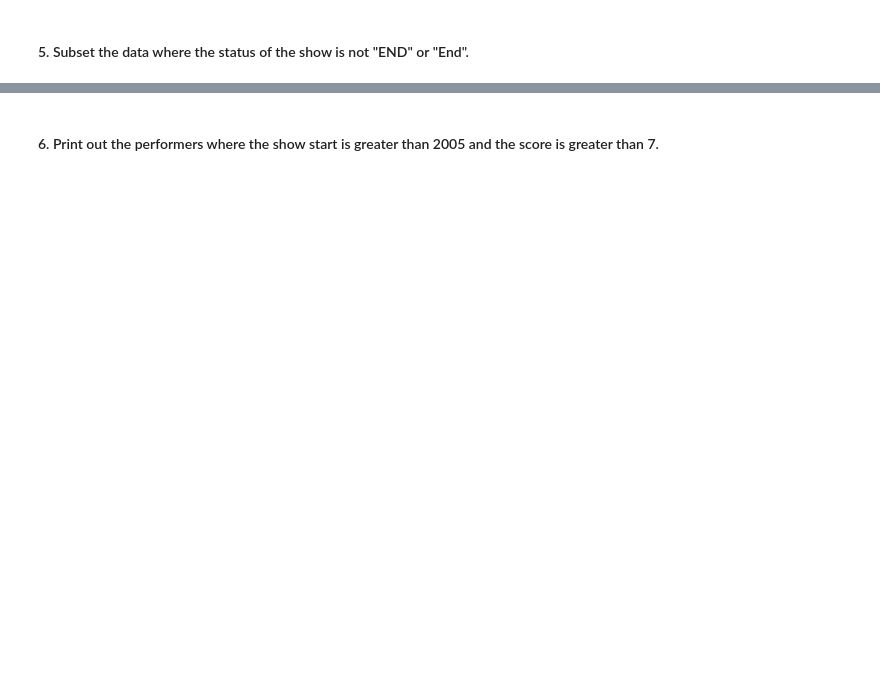
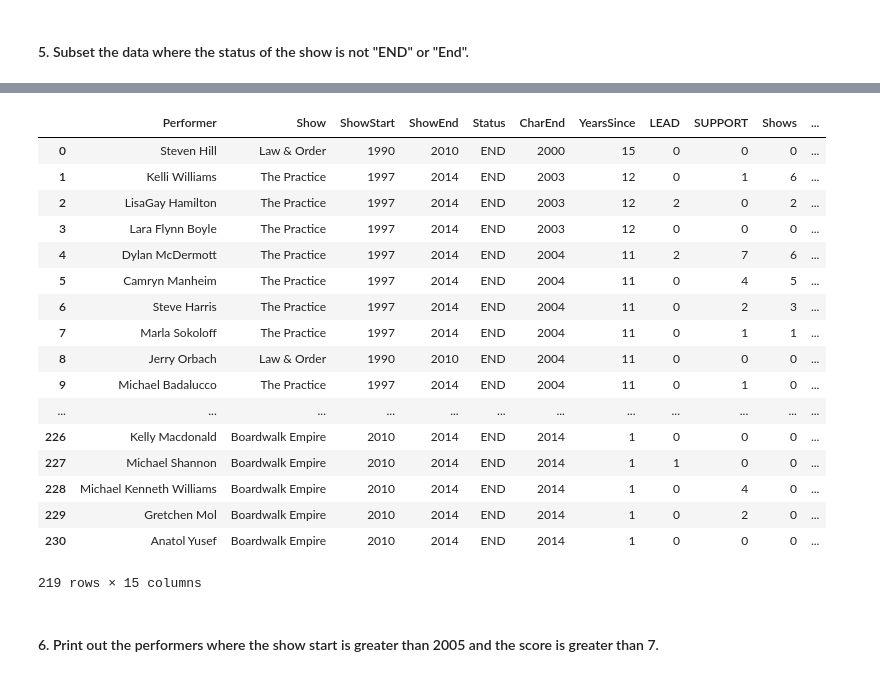
Before and after one commit to a3o1m2/DSI11-lessons, a Jupyter notebook: week02/day1_intro_to_pandas/pandas-intro-lab/intro-to-pandas-lab-starter_code.ipynb, the cells around one changed output, grey strips where cells are left out. Drawn from its saved outputs; the diff is of its cells as text; code cells hidden in the pictures; blank space fills up the shorter version.

```diff
--- a/week02/day1_intro_to_pandas/pandas-intro-lab/intro-to-pandas-lab-starter_code.ipynb
+++ b/week02/day1_intro_to_pandas/pandas-intro-lab/intro-to-pandas-lab-starter_code.ipynb
@@ -50,2 +108,24 @@ lowercase = string.ascii_lowercase
+# %%
+#Alternatively... do some version of isin
+cast[cast['Status'].isin(['END','End'])]
+# %% [output]
+|  | Performer | Show | ShowStart | ShowEnd | Status | CharEnd | YearsSince | LEAD | SUPPORT | Shows | ... |
+| 0 | Steven Hill | Law & Order | 1990 | 2010 | END | 2000 | 15 | 0 | 0 | 0 | ... |
+| 1 | Kelli Williams | The Practice | 1997 | 2014 | END | 2003 | 12 | 0 | 1 | 6 | ... |
+| 2 | LisaGay Hamilton | The Practice | 1997 | 2014 | END | 2003 | 12 | 2 | 0 | 2 | ... |
+| 3 | Lara Flynn Boyle | The Practice | 1997 | 2014 | END | 2003 | 12 | 0 | 0 | 0 | ... |
+| 4 | Dylan McDermott | The Practice | 1997 | 2014 | END | 2004 | 11 | 2 | 7 | 6 | ... |
+| 5 | Camryn Manheim | The Practice | 1997 | 2014 | END | 2004 | 11 | 0 | 4 | 5 | ... |
+| 6 | Steve Harris | The Practice | 1997 | 2014 | END | 2004 | 11 | 0 | 2 | 3 | ... |
+| 7 | Marla Sokoloff | The Practice | 1997 | 2014 | END | 2004 | 11 | 0 | 1 | 1 | ... |
+| 8 | Jerry Orbach | Law & Order | 1990 | 2010 | END | 2004 | 11 | 0 | 0 | 0 | ... |
+| 9 | Michael Badalucco | The Practice | 1997 | 2014 | END | 2004 | 11 | 0 | 1 | 0 | ... |
+| ... | ... | ... | ... | ... | ... | ... | ... | ... | ... | ... | ... |
+| 226 | Kelly Macdonald | Boardwalk Empire | 2010 | 2014 | END | 2014 | 1 | 0 | 0 | 0 | ... |
+| 227 | Michael Shannon | Boardwalk Empire | 2010 | 2014 | END | 2014 | 1 | 1 | 0 | 0 | ... |
+| 228 | Michael Kenneth Williams | Boardwalk Empire | 2010 | 2014 | END | 2014 | 1 | 0 | 4 | 0 | ... |
+| 229 | Gretchen Mol | Boardwalk Empire | 2010 | 2014 | END | 2014 | 1 | 0 | 2 | 0 | ... |
+| 230 | Anatol Yusef | Boardwalk Empire | 2010 | 2014 | END | 2014 | 1 | 0 | 0 | 0 | ... |
+219 rows × 15 columns
 # %% [markdown]
 #### 6. Print out the performers where the show start is greater than 2005 and the score is greater than 7.
```
Also changed, not shown: parts of 28 cells of this notebook, 4 other files.
